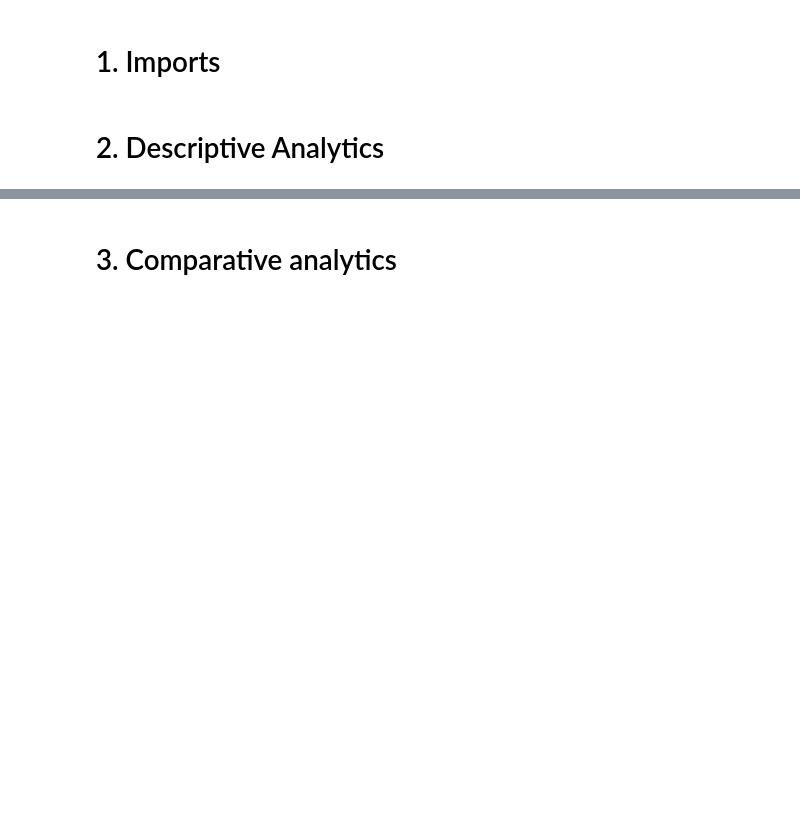
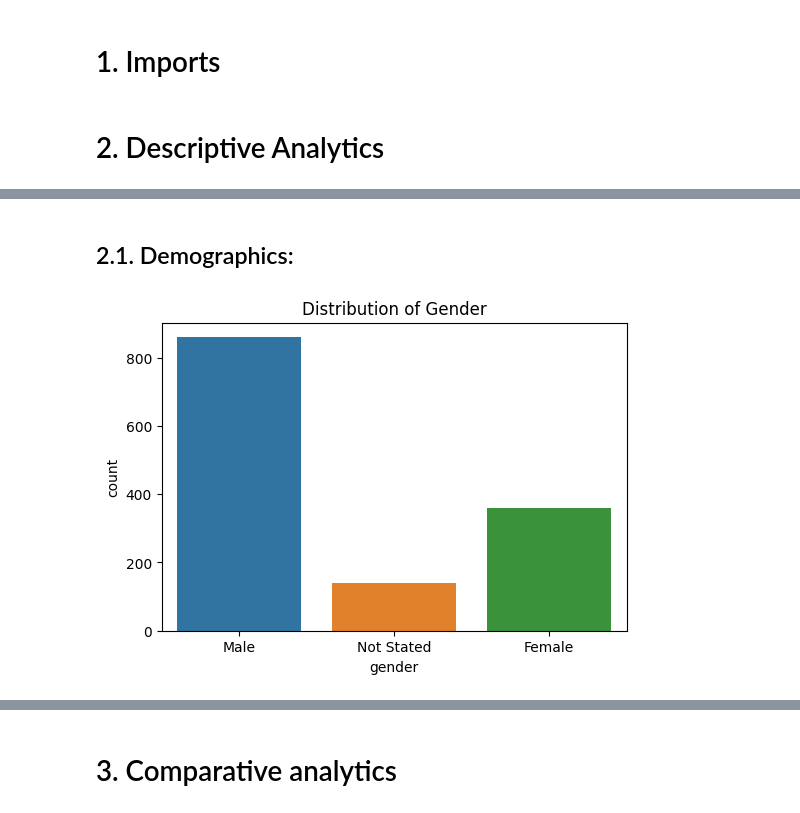
Before and after one commit to bernardomendonca/v2g-survey-analysis, a Jupyter notebook: 2_contextual_data.ipynb, the cells around one changed output, grey strips where cells are left out. Drawn from its saved outputs; the diff is of its cells as text; code cells hidden in the pictures; blank space fills up the shorter version.

Commit message:
Setup demographics

```diff
--- a/2_contextual_data.ipynb
+++ b/2_contextual_data.ipynb
@@ -16,0 +14,14 @@ plot_metric('Q10_2', csv_file, 'interest in V2G', 'count of participants')
+# %%
+# Frequency check for vehicle type:
+q1_cols = ["Q1_1","Q1_2","Q1_3","Q1_4","Q1_99"]
+
+for col in q1_cols:
+    freq = pull(col, csv_file)  # returns a dictionary {answer_value: count}
+    print(f"Frequency for {col} => {freq}")
+
+# Other demographic variables
+demo_cols = ["gender","colour_plus","region","Q21","Q22","AgeBand","Q24"]
+
+for col in demo_cols:
+    freq = pull(col, csv_file)
+    print(f"Frequency for {col} => {freq}")
@@ -16,0 +41,16 @@ plot_metric('Q10_2', csv_file, 'interest in V2G', 'count of participants')
+# %%
+# Let's pick a few columns to analyze together
+columns_of_interest = q1_cols + demo_cols
+rows_data = pull_data_rowwise(columns_of_interest, csv_file)
+
+# Create a pandas DataFrame:
+import pandas as pd
+
+df = pd.DataFrame(rows_data, columns=columns_of_interest)
+
+# Because Q1_x are '0' or '1' strings, let's convert them to numeric for easier ops
+for c in q1_cols:
+    df[c] = df[c].astype(int)  # convert '0'/'1' -> 0/1
+
+print("Sample of the combined DataFrame:")
+df
@@ -16,0 +72,9 @@ plot_metric('Q10_2', csv_file, 'interest in V2G', 'count of participants')
+# %% [markdown]
+## 2.1. Demographics:
+# %%
+plt.figure(figsize=(6,4))
+sns.countplot(x="gender", data=df)
+plt.title("Distribution of Gender")
+plt.show()
+# %% [output]
+[figure, added]
```
Also changed, not shown: parts of 38 cells of this notebook, 2 other files.
